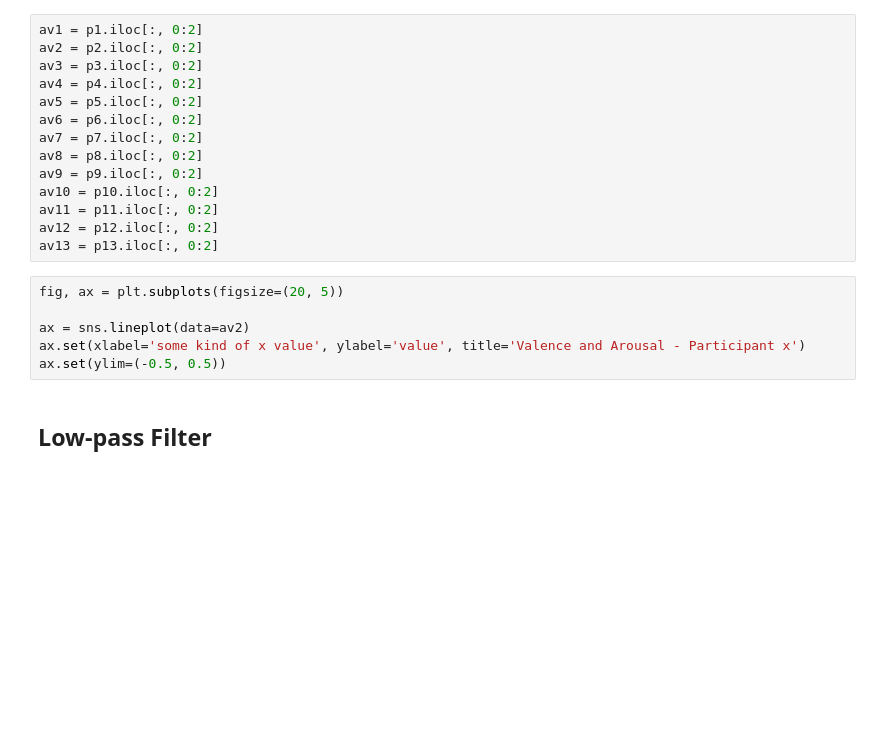
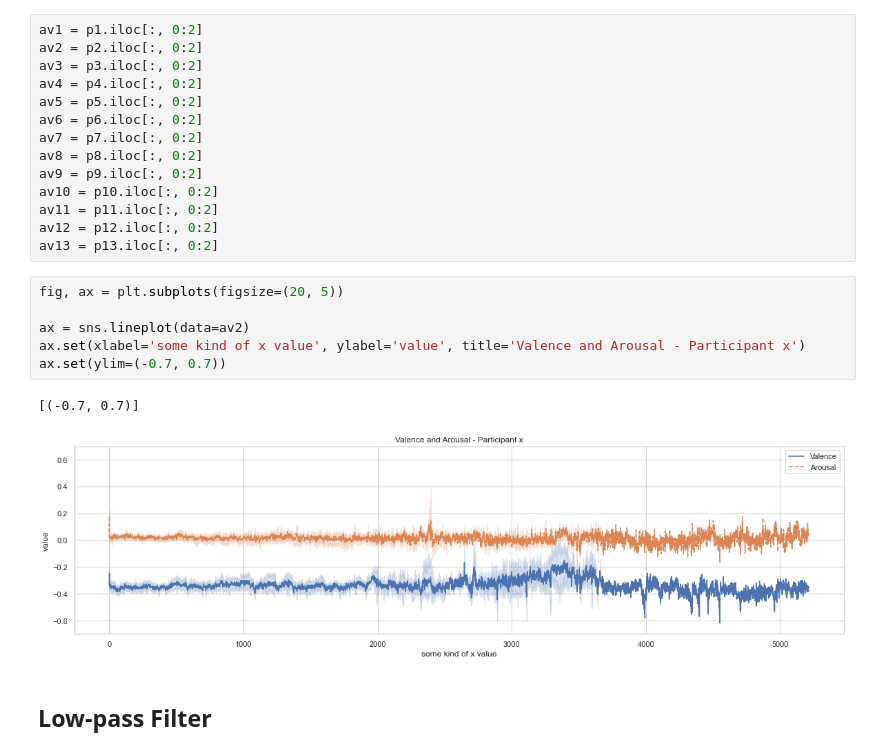
Before and after one commit to dovii/MPC-Data-Analysis, a Jupyter notebook: LevelAnalysis.ipynb, the cells around one changed output. Cells and saved outputs as stored; diff of their text form; blank space fills up the shorter version.

```diff
--- a/LevelAnalysis.ipynb
+++ b/LevelAnalysis.ipynb
@@ -381,9 +381,12 @@ av13 = p13.iloc[:, 0:2]
 # %%
 fig, ax = plt.subplots(figsize=(20, 5))
 
 ax = sns.lineplot(data=av2)
 ax.set(xlabel='some kind of x value', ylabel='value', title='Valence and Arousal - Participant x')
-ax.set(ylim=(-0.5, 0.5))
+ax.set(ylim=(-0.7, 0.7))
+# %% [output]
+[(-0.7, 0.7)]
+[figure, added]
 # %% [markdown]
 ## Low-pass Filter
 # %%
```
Also changed, not shown: parts of 7 cells of this notebook.
